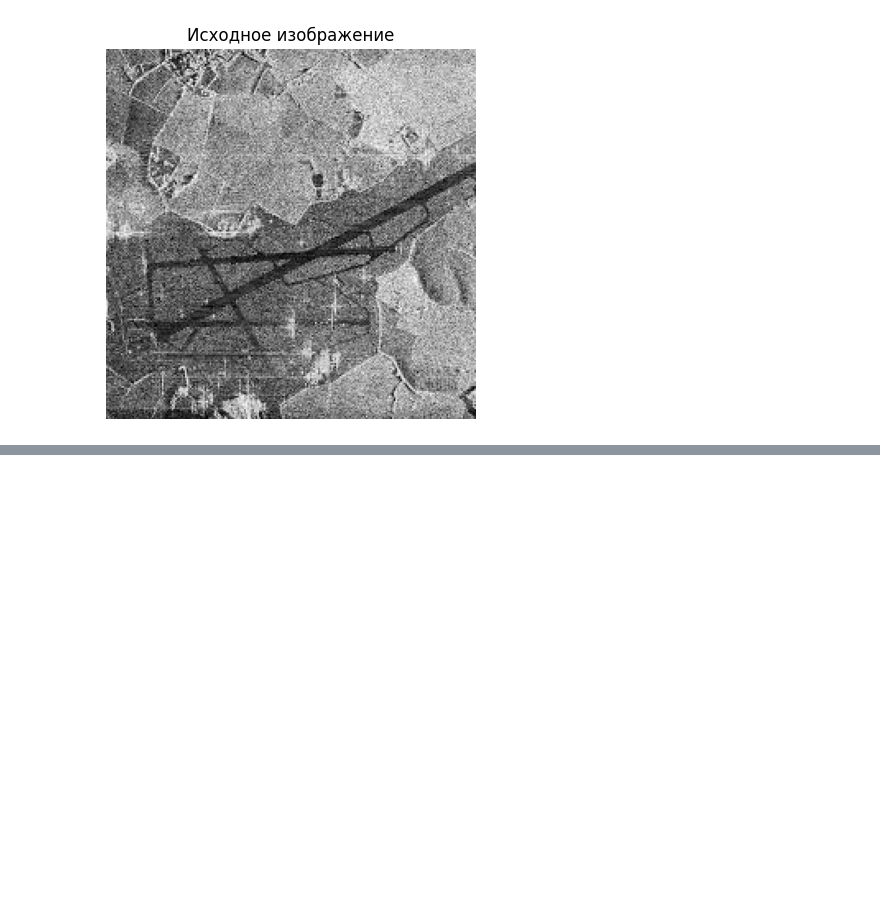
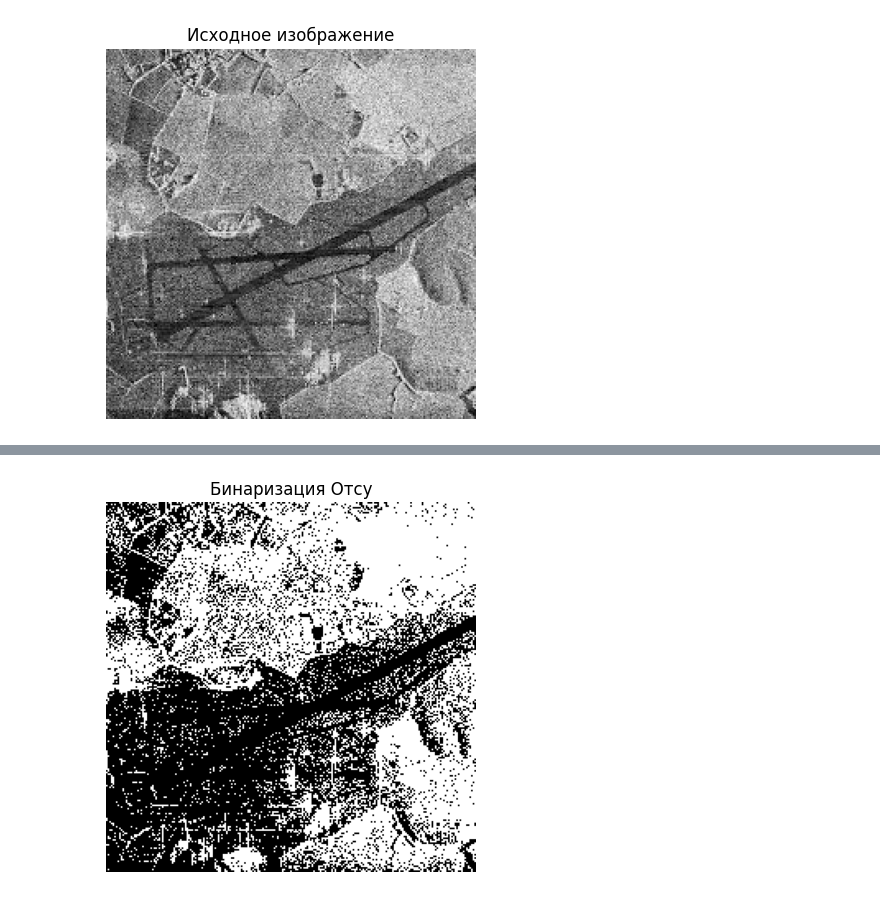
Before and after one commit to AlekseyPosternack/Image-Processing, a Jupyter notebook: 3_Binarization_Edges/Practice_3/Lab3.ipynb, the cells around one changed output, grey strips where cells are left out. Saved outputs shown, nothing was run; the diff lists cells and outputs as text; code cells hidden in the pictures; blank space fills up the shorter version.

```diff
--- a/3_Binarization_Edges/Practice_3/Lab3.ipynb
+++ b/3_Binarization_Edges/Practice_3/Lab3.ipynb
@@ -20,0 +79,10 @@ plt.show()
+# %%
+# otsu binarization
+_,th2 = cv2.threshold(image_gray,0,255,cv2.THRESH_BINARY+cv2.THRESH_OTSU)
+
+plt.imshow(th2, cmap='gray')
+plt.title('Бинаризация Отсу')
+plt.axis('off')
+plt.show()
+# %% [output]
+[figure, added]
```
Also changed, not shown: parts of 10 cells of this notebook.
